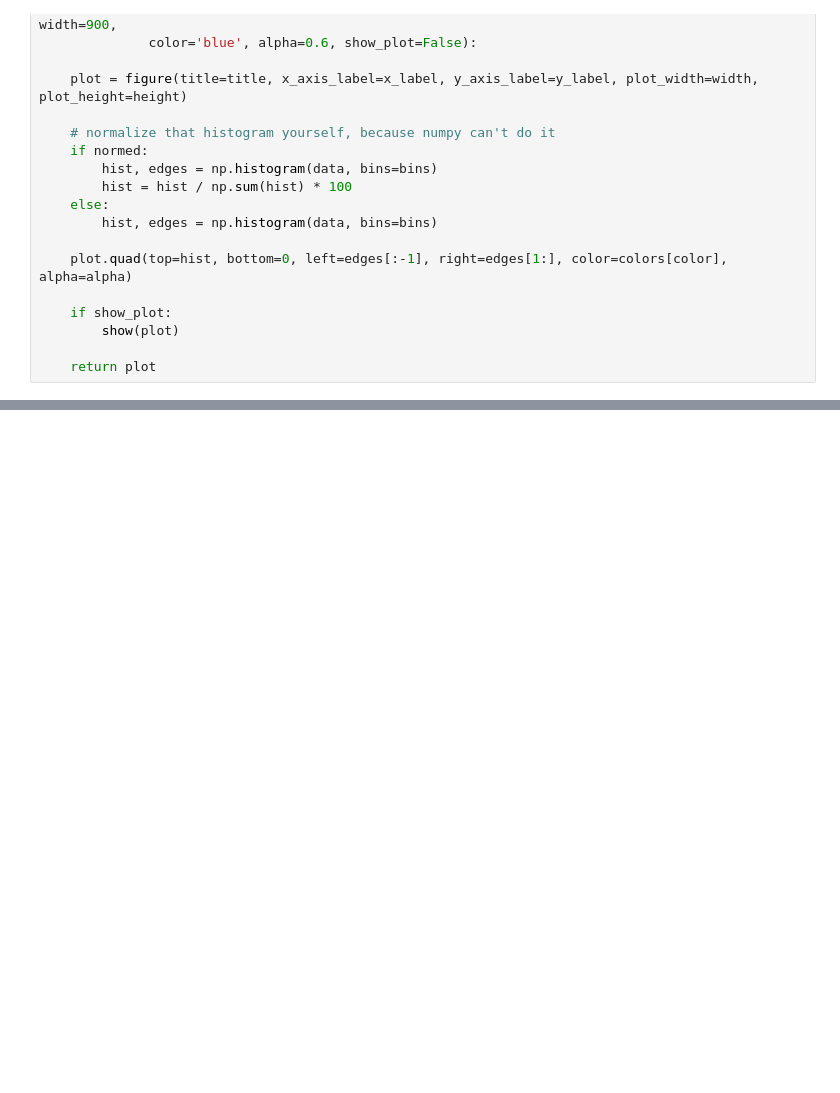
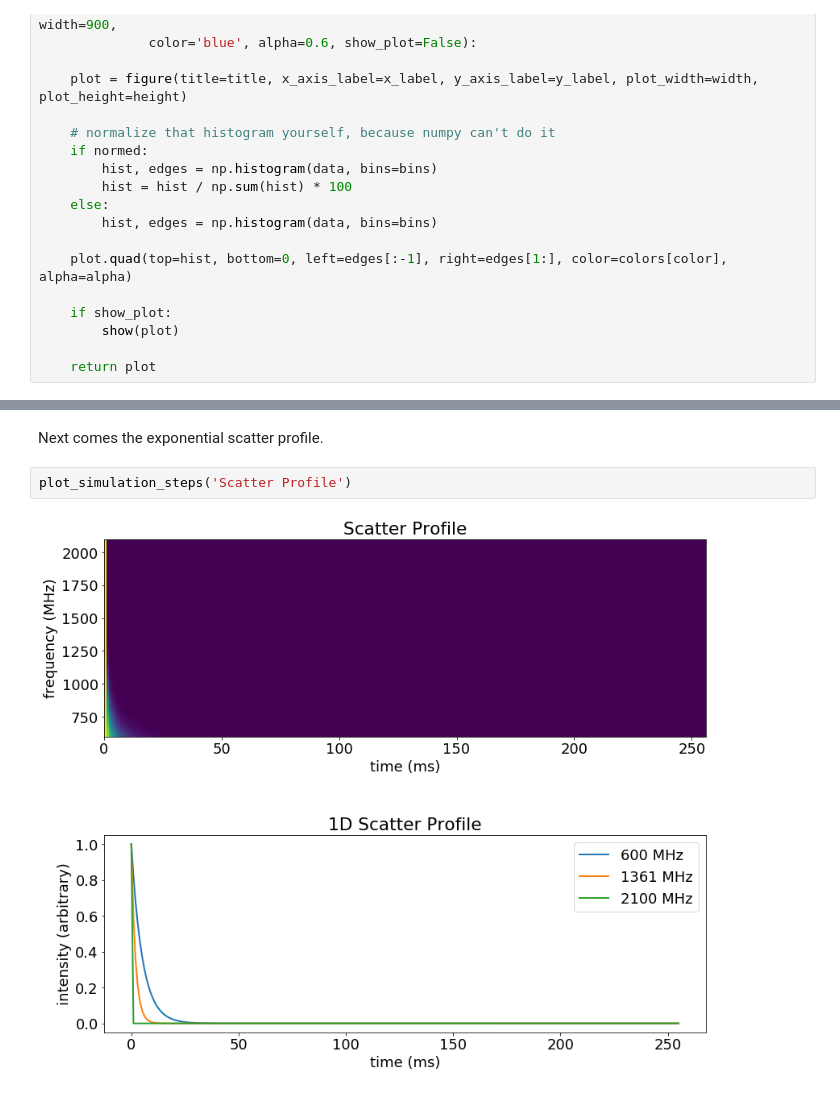
Before and after one commit to DominicL3/hey-aliens, a Jupyter notebook: simulateFRBclassification/FRBs_NN.ipynb, the cells around one changed output, grey strips where cells are left out. Drawn from its saved outputs; the diff is of its cells as text; blank space fills up the shorter version.

```diff
--- a/simulateFRBclassification/FRBs_NN.ipynb
+++ b/simulateFRBclassification/FRBs_NN.ipynb
@@ -260,0 +347,6 @@ class SimulatedFRB(object):
+# %% [markdown]
+Next comes the exponential scatter profile.
+# %%
+plot_simulation_steps('Scatter Profile')
+# %% [output]
+[figure, added]
```
Also changed, not shown: parts of 88 cells of this notebook, 1 other file.
